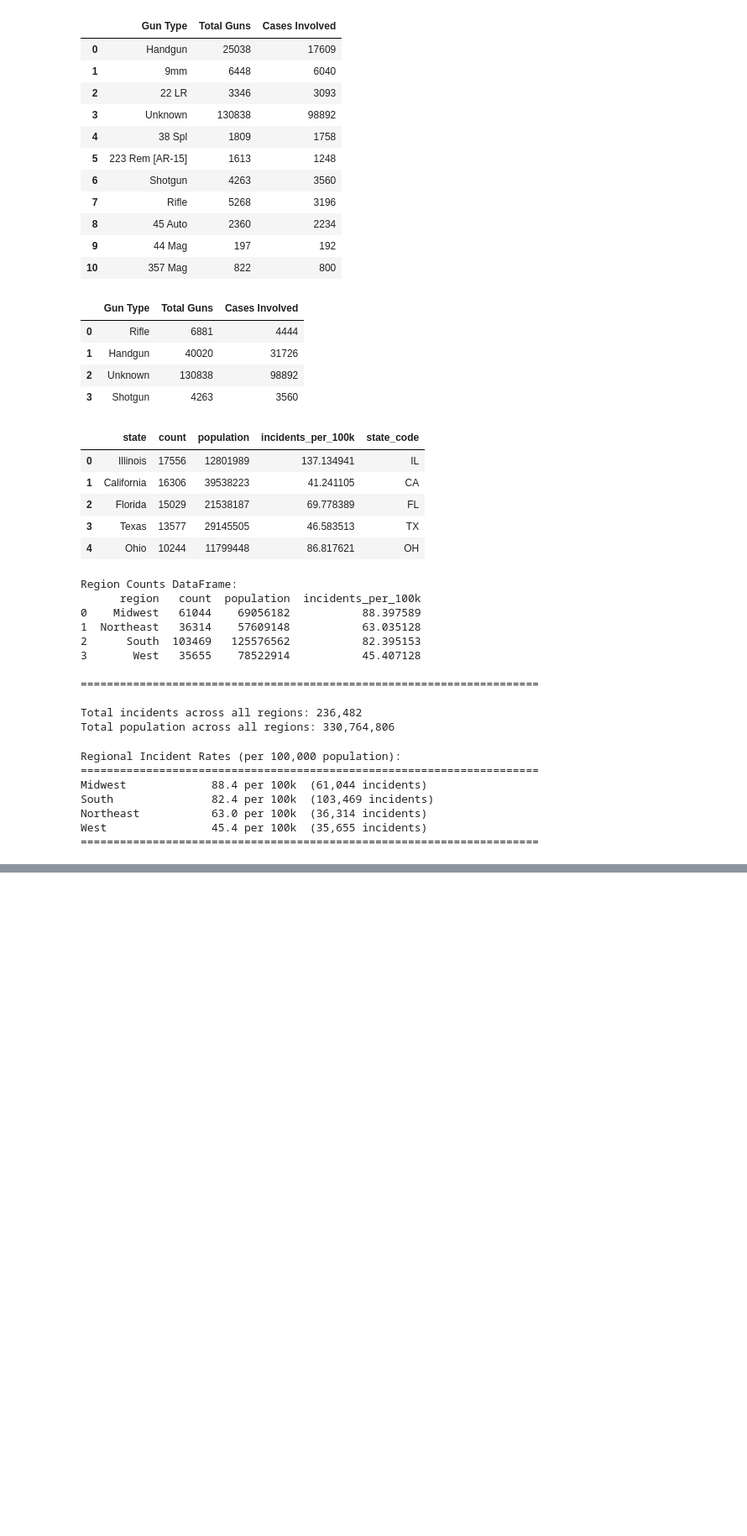
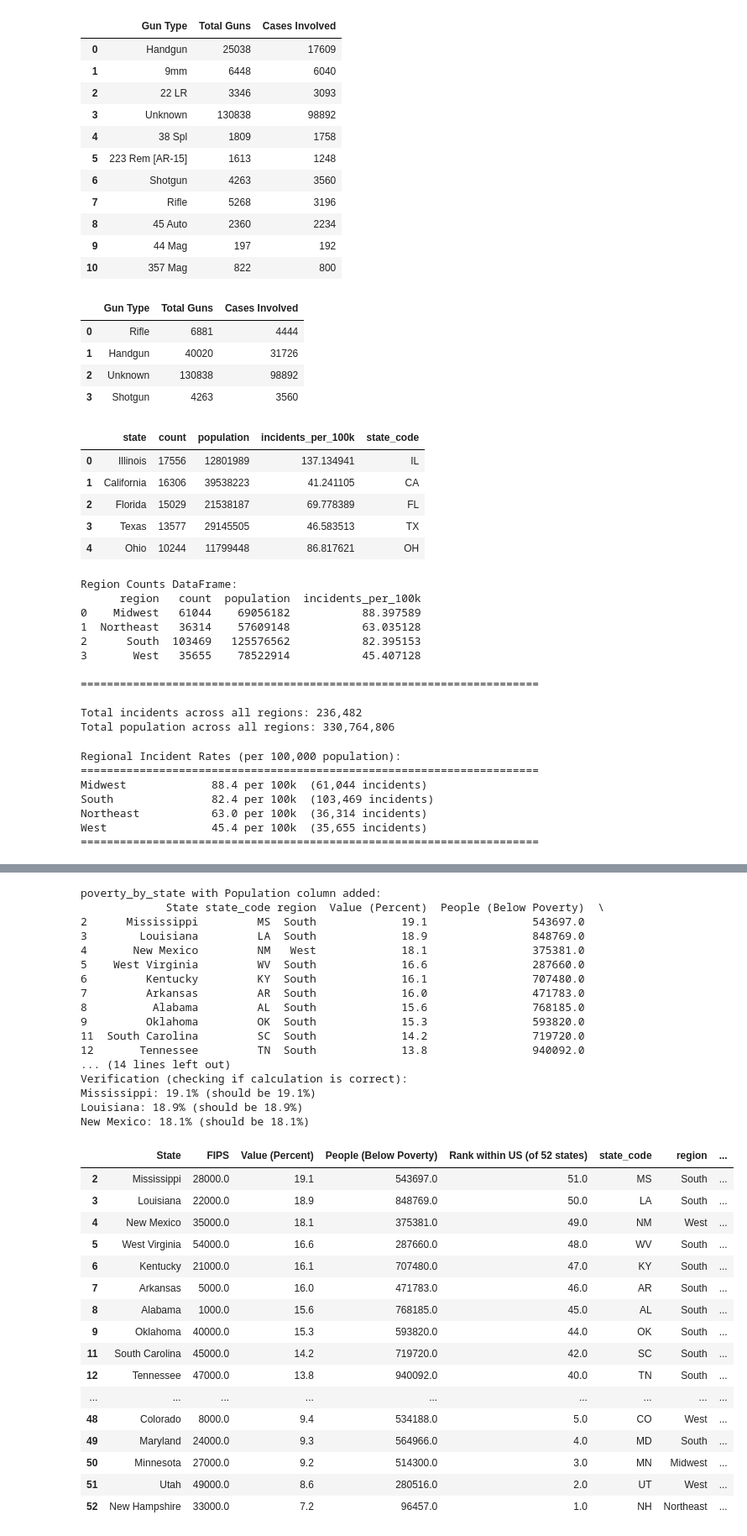
Before and after one commit to Wilsonf8/gun-violence-analysis, a Jupyter notebook: exploring.ipynb, the cells around one changed output, grey strips where cells are left out. Shown at 84% size. Cells and saved outputs as stored; diff of their text form; code cells hidden in the pictures; blank space fills up the shorter version.

```diff
--- a/exploring.ipynb
+++ b/exploring.ipynb
@@ -1518,0 +1548,7 @@ West                45.4 per 100k  (35,655 incidents)
+# %%
+# Remove rows where state is 'United States' or 'Puerto Rico'
+state_poverty_df = df_hdpulse[~df_hdpulse['State'].isin(['United States', 'Puerto Rico', 'District of Columbia'])]
+
+print(f"New shape: {state_poverty_df.shape}")
+print(f"\nFirst few rows:")
+state_poverty_df.head()
@@ -1518,0 +2181,13 @@ West                45.4 per 100k  (35,655 incidents)
+# %%
+# Sort poverty_map_df by Families (Below Poverty) column
+poverty_map_df_sorted = poverty_map_df.sort_values('People (Below Poverty)', ascending=False)
+
+# Display the sorted dataframe
+print("States sorted by People Below Poverty (highest to lowest):\n")
+print(poverty_map_df_sorted[['State', 'state_code', 'Value (Percent)', 'People (Below Poverty)']].to_string(index=False))
+
+# Show top 10
+print("\n\nTop 10 States by Number of People Below Poverty:")
+print("-" * 70)
+for idx, row in poverty_map_df_sorted.head(10).iterrows():
+    print(f"{row['State']:<25} {row['People (Below Poverty)']:>10,.0f} people ({row['Value (Percent)']}%)")
@@ -1518,0 +2212,6 @@ West                45.4 per 100k  (35,655 incidents)
+# %%
+# Sort poverty_map_df by Value (Percent) column in descending order
+poverty_map_df = poverty_map_df.sort_values('Value (Percent)', ascending=False)
+
+# Display the sorted dataframe
+poverty_map_df
@@ -1518,0 +2361,52 @@ West                45.4 per 100k  (35,655 incidents)
+# %%
+# Calculate population from people below poverty and poverty rate
+# Formula: Population = People (Below Poverty) / (Value (Percent) / 100)
+
+poverty_by_state['Population'] = poverty_by_state['People (Below Poverty)'] / (poverty_by_state['Value (Percent)'] / 100)
+
+# Display the updated dataframe
+print("poverty_by_state with Population column added:")
+print(poverty_by_state[['State', 'state_code', 'region', 'Value (Percent)', 'People (Below Poverty)', 'Population']].head(10))
+
+print("\n\nVerification (checking if calculation is correct):")
+for idx in [2, 3, 4]:  # Check first few rows
+    row = poverty_by_state.loc[idx]
+    calculated_rate = (row['People (Below Poverty)'] / row['Population']) * 100
+    print(f"{row['State']}: {calculated_rate:.1f}% (should be {row['Value (Percent)']}%)")
+
+poverty_by_state
+# %% [output]
+poverty_by_state with Population column added:
+             State state_code region  Value (Percent)  People (Below Poverty)  \
+2      Mississippi         MS  South             19.1                543697.0
+3        Louisiana         LA  South             18.9                848769.0
+4       New Mexico         NM   West             18.1                375381.0
+5    West Virginia         WV  South             16.6                287660.0
+6         Kentucky         KY  South             16.1                707480.0
+7         Arkansas         AR  South             16.0                471783.0
+8          Alabama         AL  South             15.6                768185.0
+9         Oklahoma         OK  South             15.3                593820.0
+11  South Carolina         SC  South             14.2                719720.0
+12       Tennessee         TN  South             13.8                940092.0
+... (14 lines left out)
+Verification (checking if calculation is correct):
+Mississippi: 19.1% (should be 19.1%)
+Louisiana: 18.9% (should be 18.9%)
+New Mexico: 18.1% (should be 18.1%)
+|  | State | FIPS | Value (Percent) | People (Below Poverty) | Rank within US (of 52 states) | state_code | region | ... |
+| 2 | Mississippi | 28000.0 | 19.1 | 543697.0 | 51.0 | MS | South | ... |
+| 3 | Louisiana | 22000.0 | 18.9 | 848769.0 | 50.0 | LA | South | ... |
+| 4 | New Mexico | 35000.0 | 18.1 | 375381.0 | 49.0 | NM | West | ... |
+| 5 | West Virginia | 54000.0 | 16.6 | 287660.0 | 48.0 | WV | South | ... |
+| 6 | Kentucky | 21000.0 | 16.1 | 707480.0 | 47.0 | KY | South | ... |
+| 7 | Arkansas | 5000.0 | 16.0 | 471783.0 | 46.0 | AR | South | ... |
+| 8 | Alabama | 1000.0 | 15.6 | 768185.0 | 45.0 | AL | South | ... |
+| 9 | Oklahoma | 40000.0 | 15.3 | 593820.0 | 44.0 | OK | South | ... |
+| 11 | South Carolina | 45000.0 | 14.2 | 719720.0 | 42.0 | SC | South | ... |
+| 12 | Tennessee | 47000.0 | 13.8 | 940092.0 | 40.0 | TN | South | ... |
+| ... | ... | ... | ... | ... | ... | ... | ... | ... |
+| 48 | Colorado | 8000.0 | 9.4 | 534188.0 | 5.0 | CO | West | ... |
+| 49 | Maryland | 24000.0 | 9.3 | 564966.0 | 4.0 | MD | South | ... |
+| 50 | Minnesota | 27000.0 | 9.2 | 514300.0 | 3.0 | MN | Midwest | ... |
+| 51 | Utah | 49000.0 | 8.6 | 280516.0 | 2.0 | UT | West | ... |
+| 52 | New Hampshire | 33000.0 | 7.2 | 96457.0 | 1.0 | NH | Northeast | ... |
```
Also changed, not shown: parts of 81 cells of this notebook, 2 other files.
